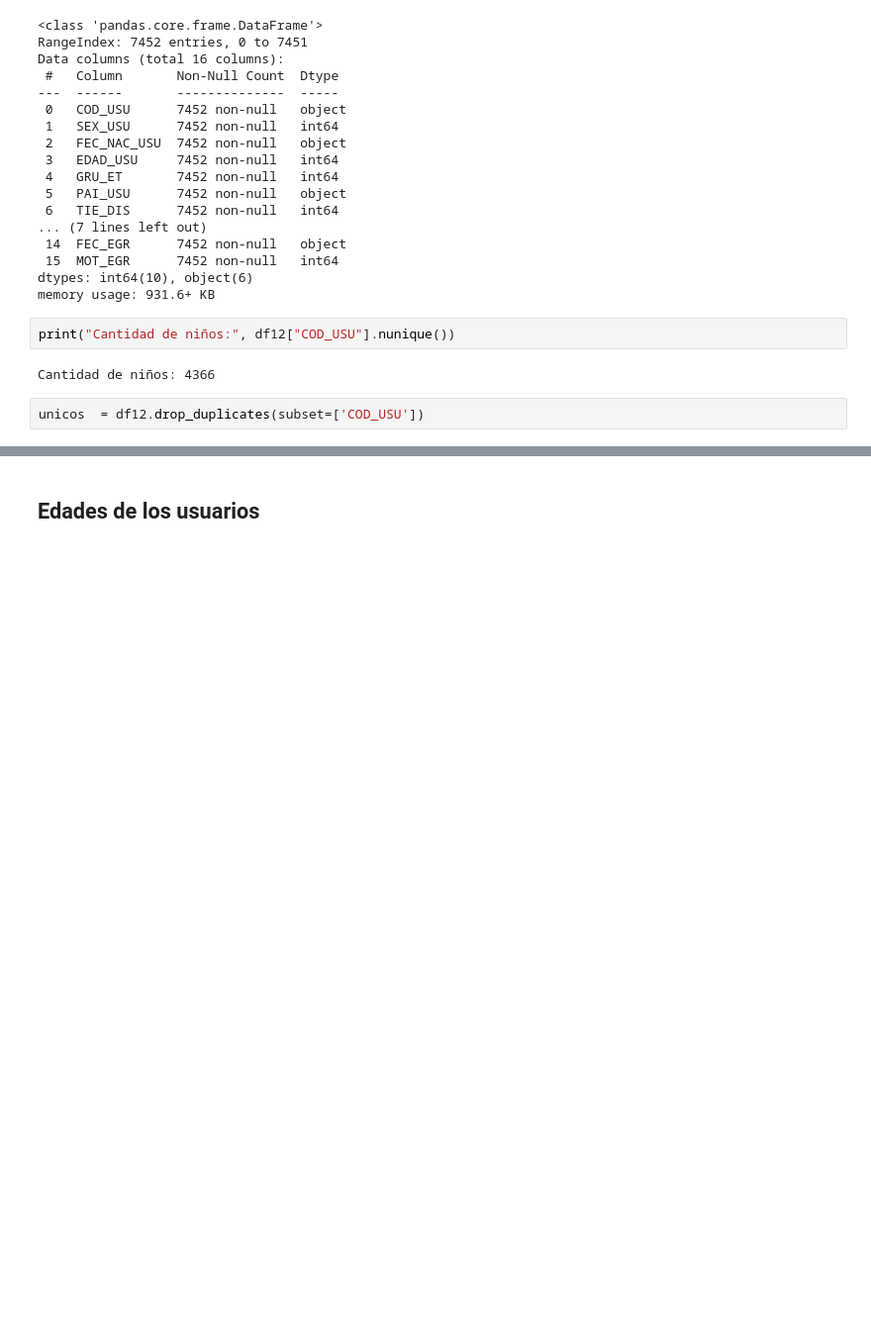
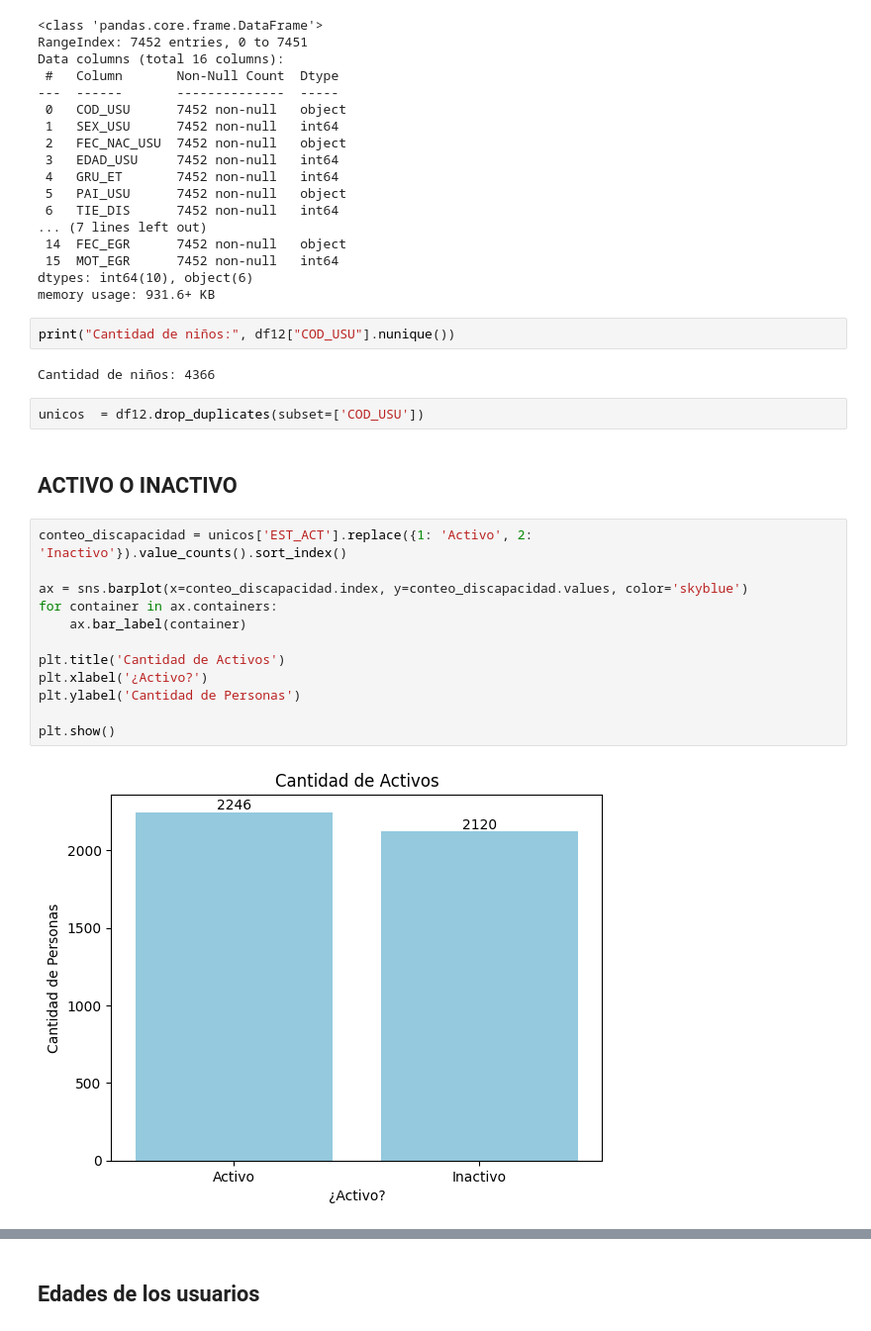
Before and after one commit to Amolihua/proyectos-peque-DS, a Jupyter notebook: Atendidos/EDA.ipynb, the cells around one changed output, grey strips where cells are left out. Shown at 99% size. Cells and saved outputs as stored; diff of their text form; blank space fills up the shorter version.

```diff
--- a/Atendidos/EDA.ipynb
+++ b/Atendidos/EDA.ipynb
@@ -158,3 +158,19 @@ print("Cantidad de niños:", df12["COD_USU"].nunique())
 Cantidad de niños: 4366
 # %%
 unicos  = df12.drop_duplicates(subset=['COD_USU'])
+# %% [markdown]
+## ACTIVO O INACTIVO
+# %%
+conteo_discapacidad = unicos['EST_ACT'].replace({1: 'Activo', 2: 'Inactivo'}).value_counts().sort_index()
+
+ax = sns.barplot(x=conteo_discapacidad.index, y=conteo_discapacidad.values, color='skyblue')
+for container in ax.containers:
+    ax.bar_label(container)
+
+plt.title('Cantidad de Activos')
+plt.xlabel('¿Activo?')
+plt.ylabel('Cantidad de Personas')
+
+plt.show()
+# %% [output]
+[figure, added]
```
Also changed, not shown: parts of 11 cells of this notebook.
